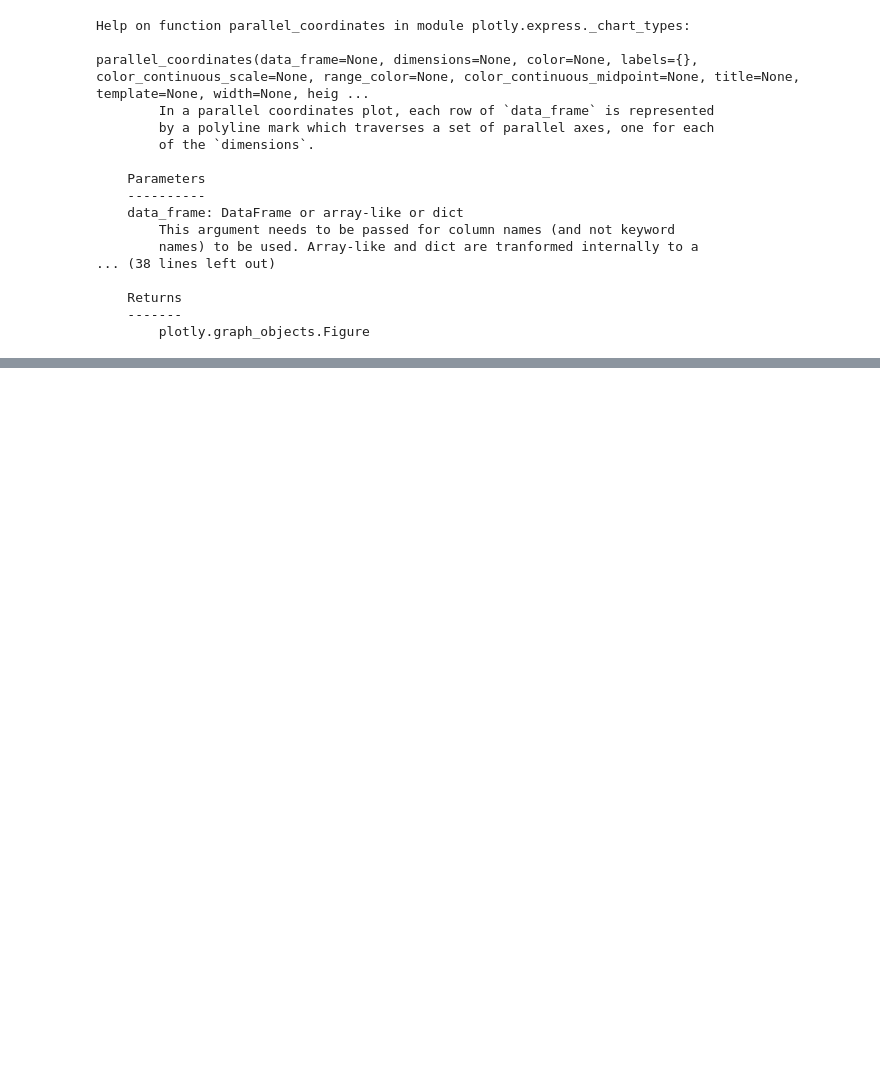
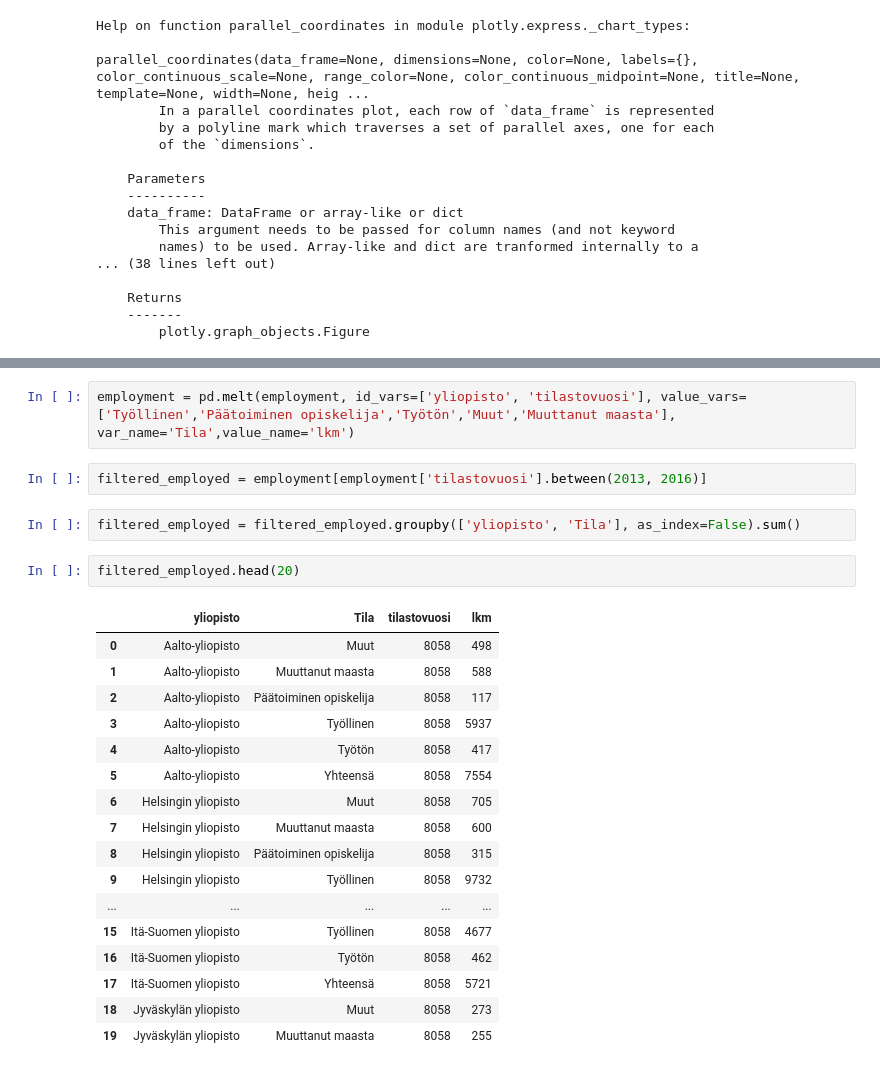
Before and after one commit to nopomi/fin-uni-data-visualization, a Jupyter notebook: data_loading_04_2020.ipynb, the cells around one changed output, grey strips where cells are left out. Saved outputs shown, nothing was run; the diff lists cells and outputs as text; blank space fills up the shorter version.

```diff
--- a/data_loading_04_2020.ipynb
+++ b/data_loading_04_2020.ipynb
@@ -411,0 +461,26 @@ career_feedback.head(25)
+# %%
+employment = pd.melt(employment, id_vars=['yliopisto', 'tilastovuosi'], value_vars=['Työllinen','Päätoiminen opiskelija','Työtön','Muut','Muuttanut maasta'], var_name='Tila',value_name='lkm')
+# %%
+filtered_employed = employment[employment['tilastovuosi'].between(2013, 2016)]
+# %%
+filtered_employed = filtered_employed.groupby(['yliopisto', 'Tila'], as_index=False).sum()
+# %%
+filtered_employed.head(20)
+# %% [output]
+|  | yliopisto | Tila | tilastovuosi | lkm |
+| 0 | Aalto-yliopisto | Muut | 8058 | 498 |
+| 1 | Aalto-yliopisto | Muuttanut maasta | 8058 | 588 |
+| 2 | Aalto-yliopisto | Päätoiminen opiskelija | 8058 | 117 |
+| 3 | Aalto-yliopisto | Työllinen | 8058 | 5937 |
+| 4 | Aalto-yliopisto | Työtön | 8058 | 417 |
+| 5 | Aalto-yliopisto | Yhteensä | 8058 | 7554 |
+| 6 | Helsingin yliopisto | Muut | 8058 | 705 |
+| 7 | Helsingin yliopisto | Muuttanut maasta | 8058 | 600 |
+| 8 | Helsingin yliopisto | Päätoiminen opiskelija | 8058 | 315 |
+| 9 | Helsingin yliopisto | Työllinen | 8058 | 9732 |
+| ... | ... | ... | ... | ... |
+| 15 | Itä-Suomen yliopisto | Työllinen | 8058 | 4677 |
+| 16 | Itä-Suomen yliopisto | Työtön | 8058 | 462 |
+| 17 | Itä-Suomen yliopisto | Yhteensä | 8058 | 5721 |
+| 18 | Jyväskylän yliopisto | Muut | 8058 | 273 |
+| 19 | Jyväskylän yliopisto | Muuttanut maasta | 8058 | 255 |
```
Also changed, not shown: parts of 24 cells of this notebook, 8 other files.
